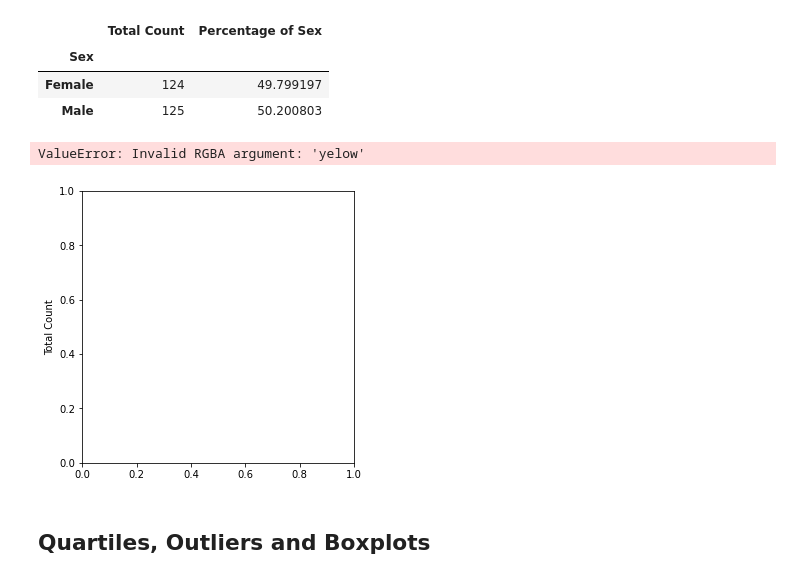
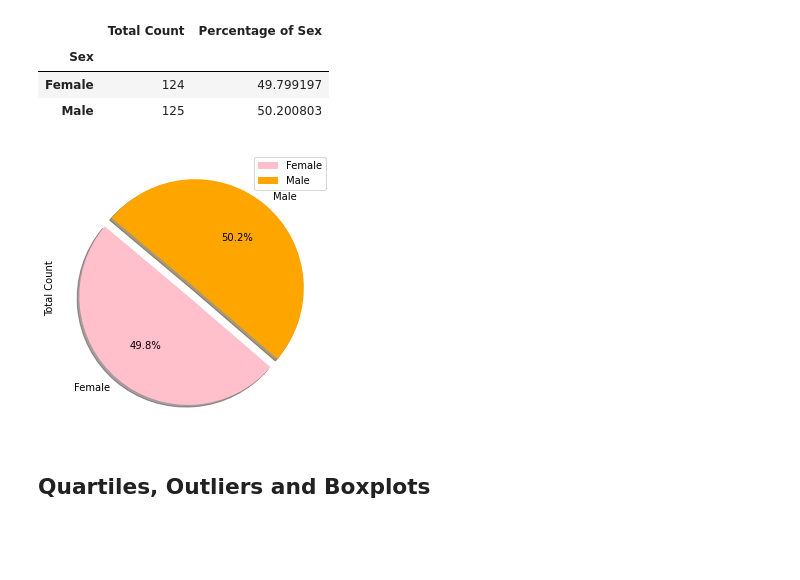
Before and after one commit to zetaum/matplotlib-challenge-The-Power-of-Plots, a Jupyter notebook: Pymaceuticals/pymaceuticals_starter.ipynb, the cells around one changed output. Saved outputs shown, nothing was run; the diff lists cells and outputs as text; code cells hidden in the pictures; blank space fills up the shorter version.

```diff
--- a/Pymaceuticals/pymaceuticals_starter.ipynb
+++ b/Pymaceuticals/pymaceuticals_starter.ipynb
@@ -317,13 +317,12 @@ count_gender
 # %%
 # Generate a pie plot showing the distribution of female versus male mice using pyplot
 #gender_pie =count_gender.plot.pie(y="Total Count", startangle =140, explode=explote, shadow=True, title= ("Female versus Male Mice"))
 explode=(0.1,0)
-colors=["blue", "oran"]
+colors=["pink", "orange"]
 plot = count_gender.plot.pie(y='Total Count',figsize=(5,5), colors = colors, startangle=140, explode = explode, shadow = True, autopct="%1.1f%%")
 #gender_pie.set_ylabel
 # %% [output]
-ValueError: Invalid RGBA argument: 'yelow'
-[figure, old version]
+[figure, new version]
 # %% [markdown]
 ## Quartiles, Outliers and Boxplots
 # %%
```
Also changed, not shown: parts of 4 cells of this notebook.
